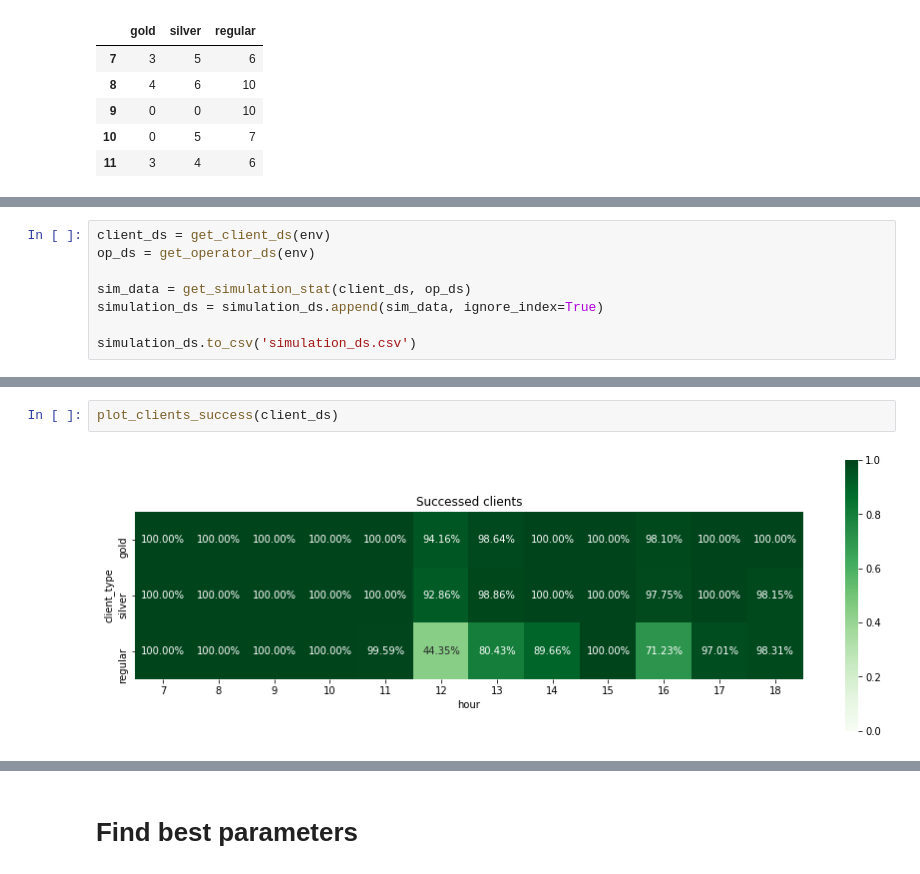
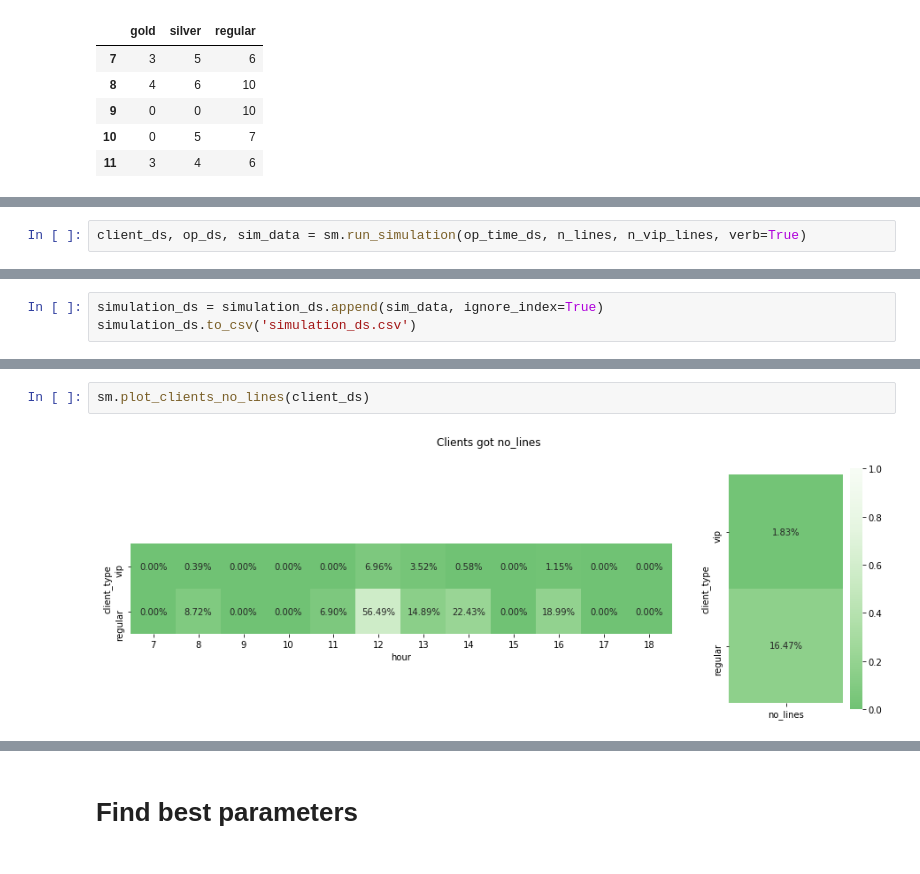
Before and after one commit to EgorDudyrev/SimMod_CourseWork, a Jupyter notebook: SimPy model.ipynb, the cells around one changed output, grey strips where cells are left out. Cells and saved outputs as stored; diff of their text form.

```diff
--- a/SimPy model.ipynb
+++ b/SimPy model.ipynb
@@ -596,0 +52,2 @@ A Jupyter Widget
+# %%
+client_ds, op_ds, sim_data = sm.run_simulation(op_time_ds, n_lines, n_vip_lines, verb=True)
@@ -597,8 +56,3 @@ A Jupyter Widget
 # %%
-client_ds = get_client_ds(env)
-op_ds = get_operator_ds(env)
-
-sim_data = get_simulation_stat(client_ds, op_ds)
 simulation_ds = simulation_ds.append(sim_data, ignore_index=True)
-
 simulation_ds.to_csv('simulation_ds.csv')
@@ -613,4 +59,4 @@ plot_clients_waitings(client_ds)
-# %%
-plot_clients_success(client_ds)
-# %% [output]
-[figure, removed]
+# %%
+sm.plot_clients_no_lines(client_ds)
+# %% [output]
+[figure, added]
```
Also changed, not shown: parts of 34 cells of this notebook, 4 other files.
